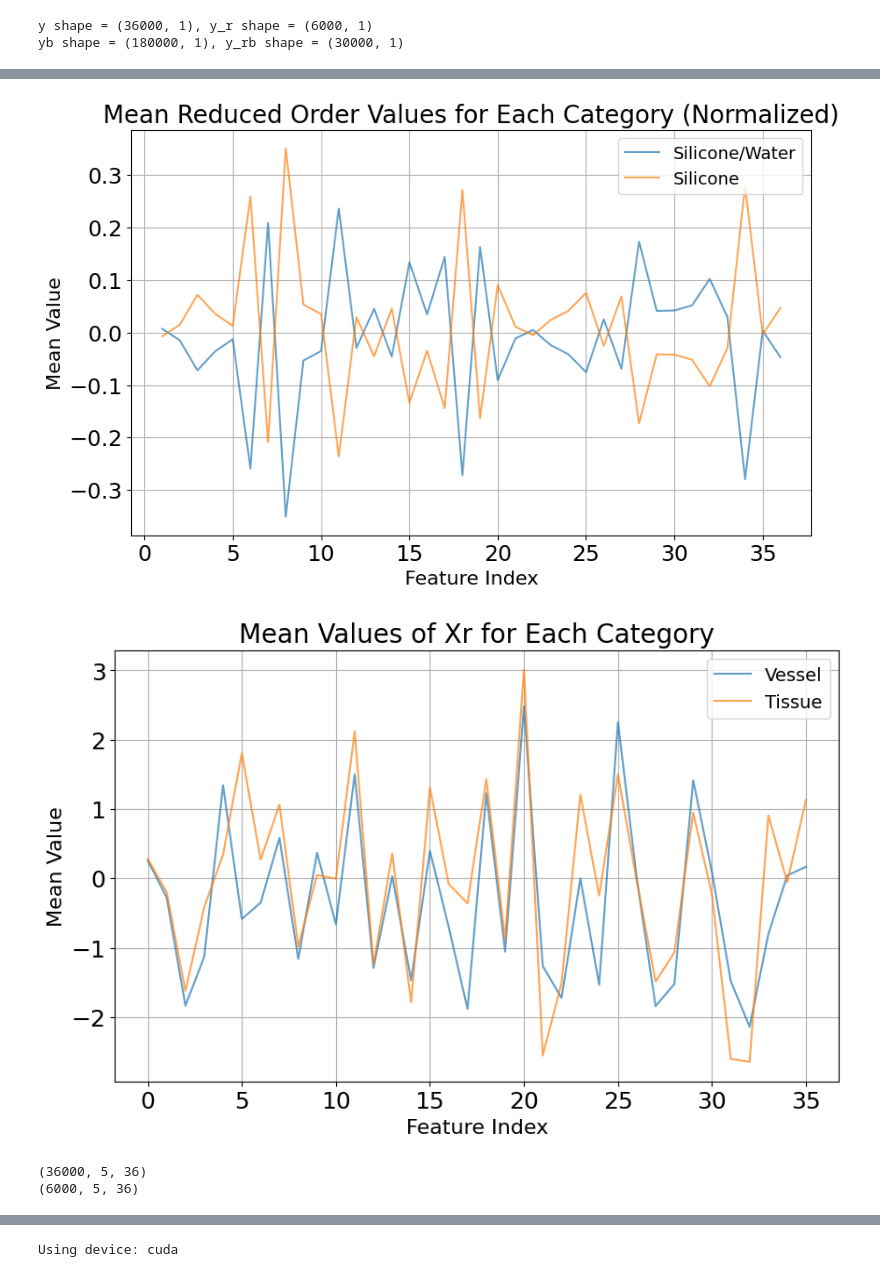
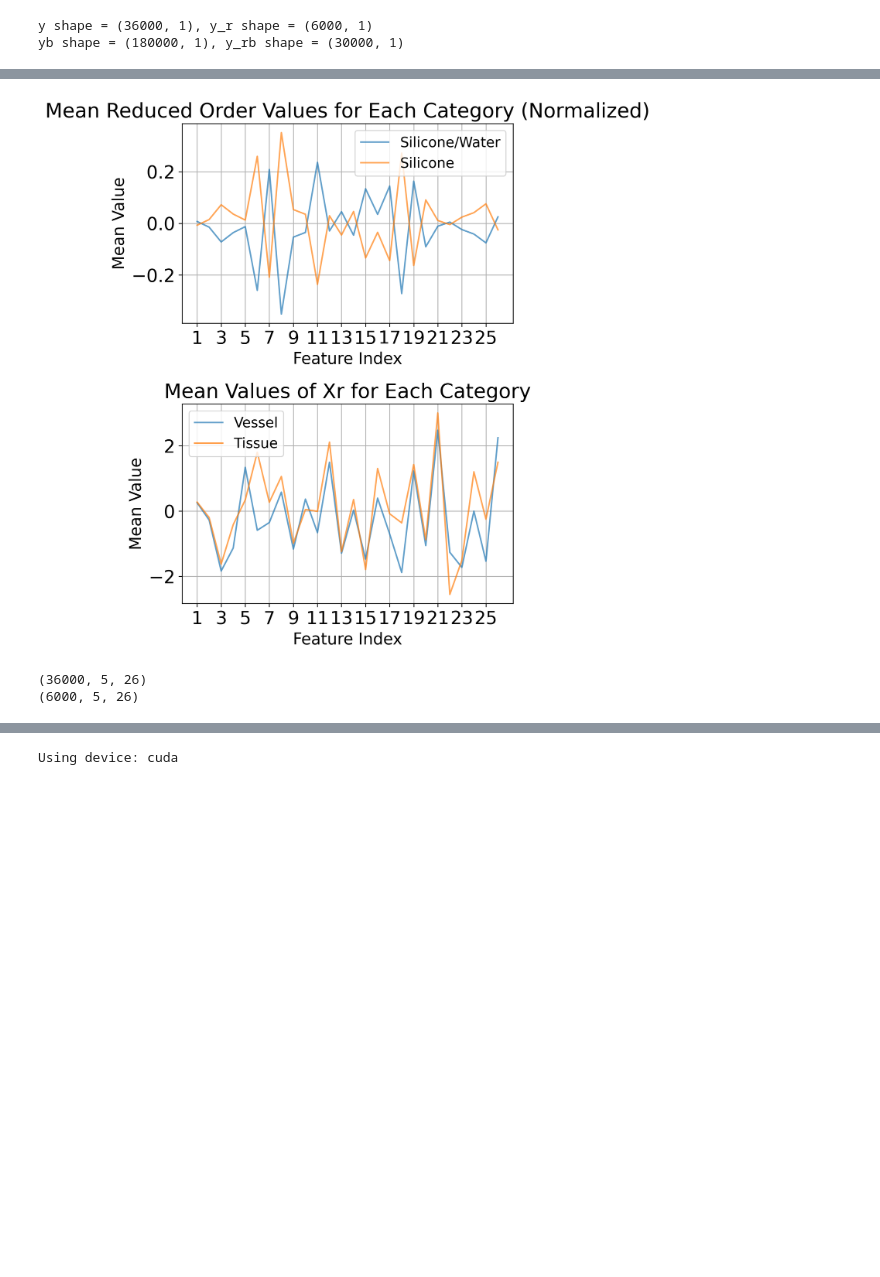
Before and after one commit to XiongStony/data_analyse, a Jupyter notebook: Niryo-robot-test/try_attention.ipynb, the cells around one changed output, grey strips where cells are left out. Saved outputs shown, nothing was run; the diff lists cells and outputs as text; code cells hidden in the pictures; blank space fills up the shorter version.

```diff
--- a/Niryo-robot-test/try_attention.ipynb
+++ b/Niryo-robot-test/try_attention.ipynb
@@ -111,7 +111,7 @@ else:
     V = np.load('attention_V.npy')
 # %%
 # print(Vrp.shape)
-r = 36
+r = 26
 Vr = V[:,:r]
 print(Vr.shape)
 # %% [output]
@@ -191,46 +191,48 @@ X_r = scaler.transform(X_rp)
 # %%
 indices1 = {}
 indices2 = {}
-plt.figure(figsize=(10,6))
+plt.figure(figsize=(6,8),dpi=300)
+plt.subplot(211)
 for i,label in enumerate(unique_labels):
     # 获取当前类别下的样本索引
     indices1[materials[i]] = np.where(yb.flatten() == label)
     # 计算当前类别 X 中所有样本的特征均值（按列均值）
     mean_values = X[indices1[materials[i]]].mean(axis=0)
     # 绘制均值曲线
     plt.plot(range(1, mean_values.shape[0] + 1), mean_values, label=f"{realmater[int(label)]}", alpha=0.7)
 plt.xlabel("Feature Index")
+plt.xticks(np.arange(1, len(mean_values)+1, 2))
 # plt.xlim([1,36])
 plt.ylabel("Mean Value")
 plt.title("Mean Reduced Order Values for Each Category (Normalized)")
 plt.legend()
 plt.grid(True)
-plt.show()
-plt.figure(figsize=(10,6))
+plt.subplot(212)
 for i,label in enumerate(unique_labels):
     # 获取当前类别下的样本索引
     indices2[materials[i]] = np.where(y_rb.flatten() == label)
     # 计算当前类别 X 中所有样本的特征均值（按列均值）
     mean_values = X_r[indices2[materials[i]]].mean(axis=0) # type: ignore
     # 绘制均值曲线
-    plt.plot(mean_values, label=f"{materials[i]}",alpha = 0.7)
+    plt.plot(range(1, mean_values.shape[0] + 1),mean_values, label=f"{materials[i]}",alpha = 0.7)
 plt.xlabel("Feature Index")
+plt.xticks(np.arange(1, len(mean_values)+1, 2))
 plt.ylabel("Mean Value")
 plt.title("Mean Values of Xr for Each Category")
 plt.legend()
 plt.grid(True)
+plt.tight_layout()
 plt.show()
 # %% [output]
-[figure, old version]
+[figure, new version]
-[figure, removed]
 # %%
 X = X.reshape(-1,5,X.shape[-1])
 X_r = X_r.reshape(-1,5,X_r.shape[-1])
 print(X.shape)
 print(X_r.shape)
 # %% [output]
-(36000, 5, 36)
-(6000, 5, 36)
+(36000, 5, 26)
+(6000, 5, 26)
 # %%
 X_train,X_test,y_train,y_test = train_test_split(X, y, test_size=0.001)
 print(X_train.shape)
```
Also changed, not shown: parts of 10 cells of this notebook, 2 other files.
